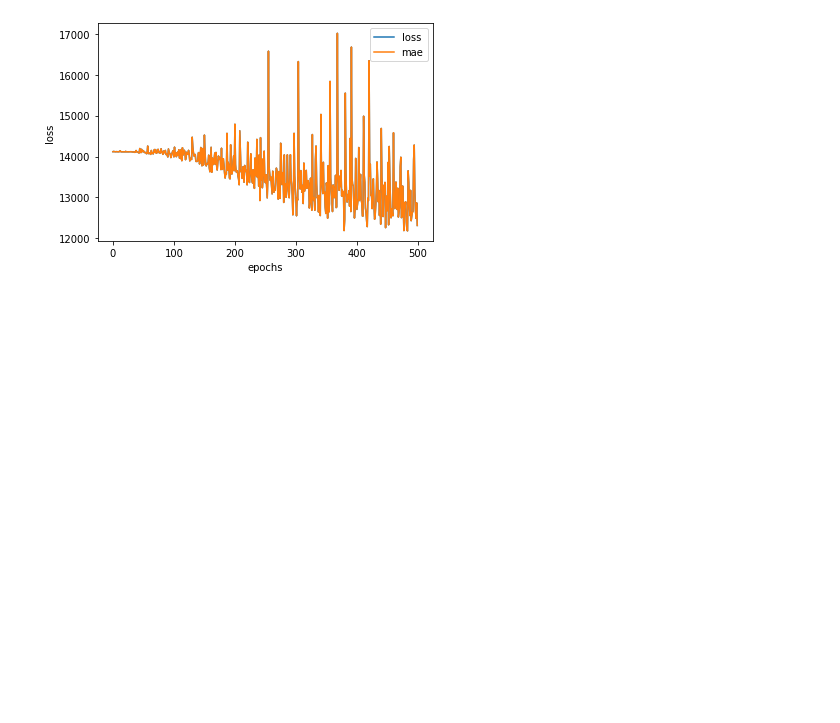
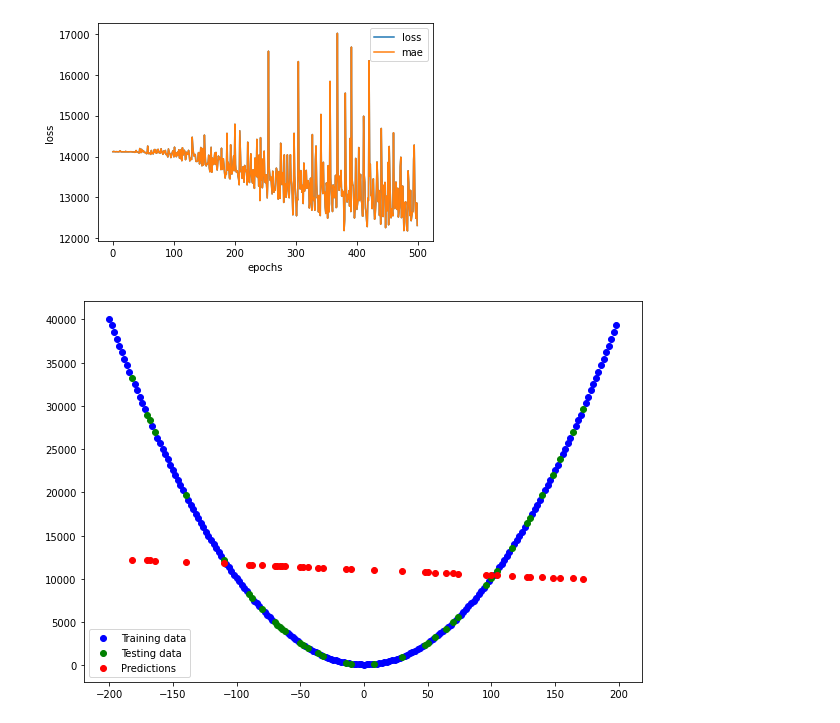
Before and after one commit to ThangDoan2001/TensorFlow_ZeroToHero, a Jupyter notebook: 01_neural_network_regression_with_tensorflow_homework.ipynb, the cells around one changed output. Cells and saved outputs as stored; diff of their text form; code cells hidden in the pictures; blank space fills up the shorter version.

```diff
--- a/01_neural_network_regression_with_tensorflow_homework.ipynb
+++ b/01_neural_network_regression_with_tensorflow_homework.ipynb
@@ -186,3 +186,25 @@ plt.xlabel("epochs")
 # %% [output]
 Text(0.5, 0, 'epochs')
 [figure]
+# %%
+# Let's try again
+tf.random.set_seed(42)
+# 1. Build a model
+model_4 = tf.keras.Sequential([
+  tf.keras.layers.Dense(100),
+  tf.keras.layers.Dense(100),
+  tf.keras.layers.Dense(1)
+], name="model_4")
+
+# 2. Compile the model
+model_4.compile(loss=tf.keras.losses.MAE,
+                optimizer=tf.keras.optimizers.Adam(),
+                metrics=["mae"])
+
+# 3. Fit the model
+history_4 = model_4.fit(X_train, y_train, epochs=500, verbose=0)
+# %%
+y_preds_4 = model_4.predict(X_test)
+plot_predictions(X_train, y_train, X_test, y_test, y_preds_4)
+# %% [output]
+[figure, added]
```
Also changed, not shown: parts of 35 cells of this notebook.
